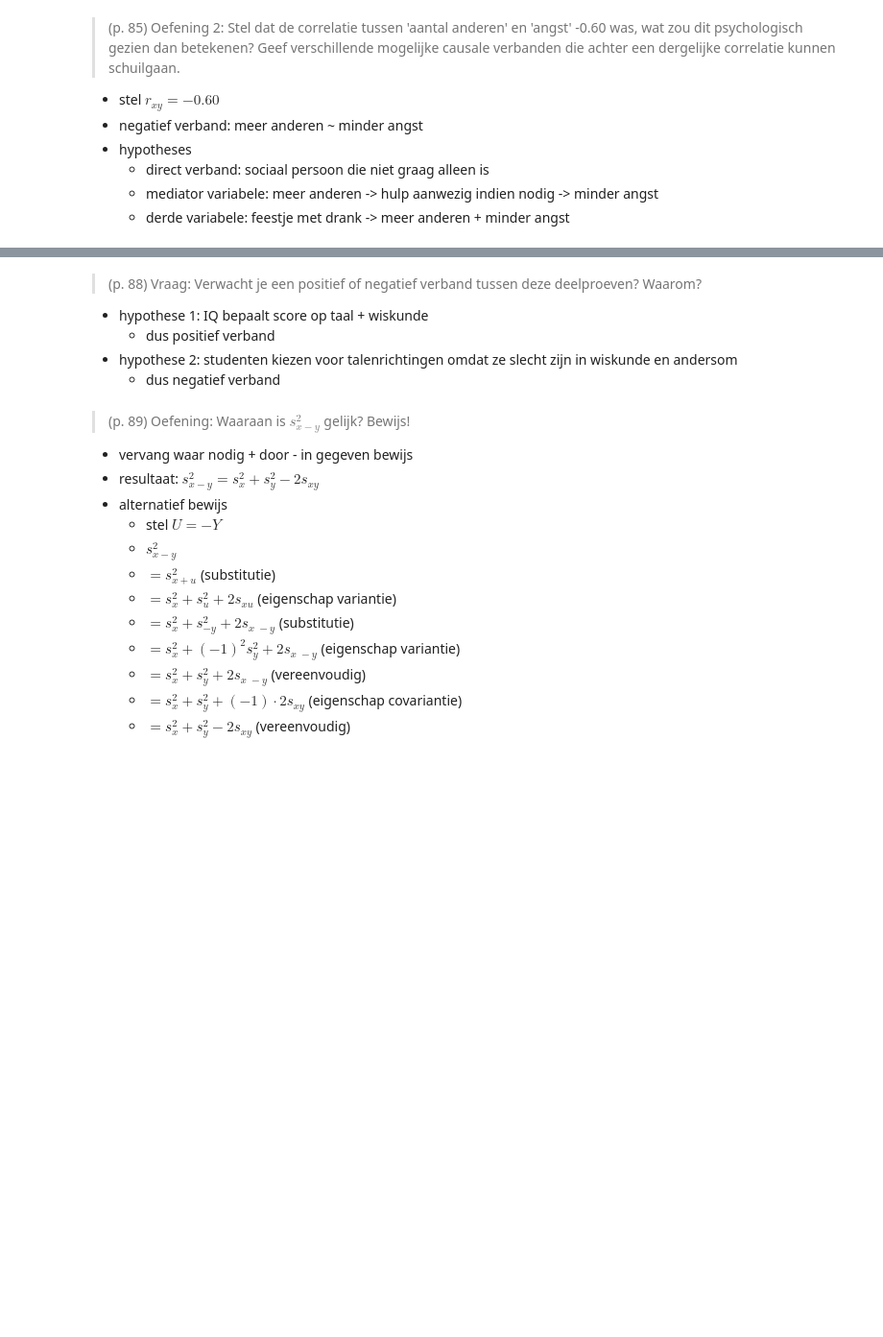
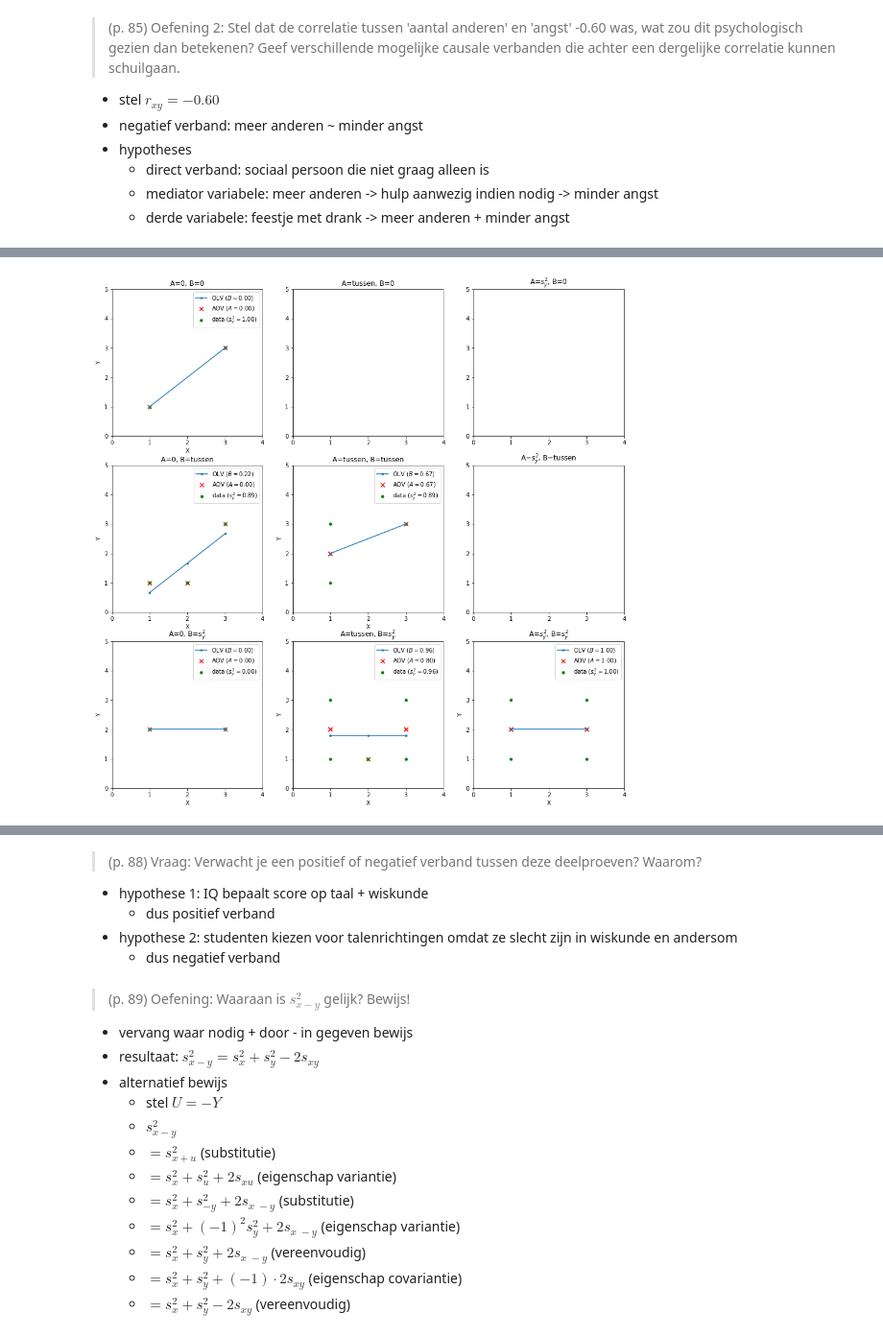
Before and after one commit to vhsven/kul-psy-stat1-oefcursus, a Jupyter notebook: stat1-beschrijvend.ipynb, the cells around one changed output, grey strips where cells are left out. Shown at 96% size. Cells and saved outputs as stored; diff of their text form; code cells hidden in the pictures; blank space fills up the shorter version.

Commit message:
Clean up p85 plot

```diff
--- a/stat1-beschrijvend.ipynb
+++ b/stat1-beschrijvend.ipynb
@@ -1031,3 +1029,68 @@ plt.legend(['zonder uitbijter', 'met uitbijter', 'data'])
+# %%
+def maak_grafiek(df, ax):
+    data = df.copy()
+
+    # OLV
+    r_xy = np.nan_to_num(data['X'].corr(data['Y']), nan=0)
+    x_gem = data['X'].mean()
+    y_gem = data['Y'].mean()
+    s_x = data['X'].std(ddof=0)
+    s_y = data['Y'].std(ddof=0)
+    s_y2 = data['Y'].var(ddof=0)
+    b_1 = s_y * r_xy / s_x
+    b_0 = y_gem - b_1 * x_gem
+    data['Y_est_olv'] = b_0 + b_1 * data['X']
+    data['B'] = (data['Y'] - data['Y_est_olv']) ** 2
+    B = data['B'].mean()
+
+    # AOV
+    grouped = df.groupby('X').mean().rename(columns={'Y': 'Y_est_aov'})
+    data = pd.merge(grouped, data, on=['X'], how='inner')
+    A = ((data['Y'] - data['Y_est_aov']) ** 2).mean()
+
+    # plot
+    data.plot.scatter(x='X', y='Y_est_aov', c='red', marker='x', s=50, ax=ax)
+    data.plot(x='X', y='Y_est_olv', marker='.', ax=ax)
+    data.plot.scatter(x='X', y='Y', c='green', ax=ax)
+    ax.legend([
+        f'OLV ($B={B:.2f}$)',
+        f'AOV ($A={A:.2f}$)',
+        f'data ($s_y^2={s_y2:.2f}$)'
+    ])
+
+fig, axs = plt.subplots(3,3, figsize=(16, 16))
+plt.setp(axs, xlim=[0,4], ylim=[0,5], xticks=range(5))
+axs[0,0].set_title('A=0, B=0')
+axs[0,1].set_title('A=tussen, B=0')
+axs[0,2].set_title('A=$s_y^2$, B=0')
+
+axs[1,0].set_title('A=0, B=tussen')
+axs[1,1].set_title('A=tussen, B=tussen')
+axs[1,2].set_title('A=$s_y^2$, B=tussen')
+
+axs[2,0].set_title('A=0, B=$s_y^2$')
+axs[2,1].set_title('A=tussen, B=$s_y^2$')
+axs[2,2].set_title('A=$s_y^2$, B=$s_y^2$')
+
+data = pd.DataFrame([(1,1), (3,3)], columns=['X', 'Y'])
+maak_grafiek(data, axs[0,0])
+
+data = pd.DataFrame([(1,1), (2,1), (3,3)], columns=['X', 'Y'])
+maak_grafiek(data, axs[1,0])
+
+data = pd.DataFrame([(1,1), (1,3), (3,3)], columns=['X', 'Y'])
+maak_grafiek(data, axs[1,1])
+
+data = pd.DataFrame([(1,2), (3,2)], columns=['X', 'Y'])
+maak_grafiek(data, axs[2,0])
+
+data = pd.DataFrame([(1,1), (1,3), (2,1), (3,1), (3,3)], columns=['X', 'Y'])
+maak_grafiek(data, axs[2,1])
+
+data = pd.DataFrame([(1,1), (1,3), (3,1), (3,3)], columns=['X', 'Y'])
+maak_grafiek(data, axs[2,2])
+# %% [output]
+[figure, added]
 # %% [markdown]
 ![xkcd-833](https://imgs.xkcd.com/comics/convincing.png)
 # %% [markdown]
```
Also changed, not shown: parts of 1 cell of this notebook, 1 other file.
